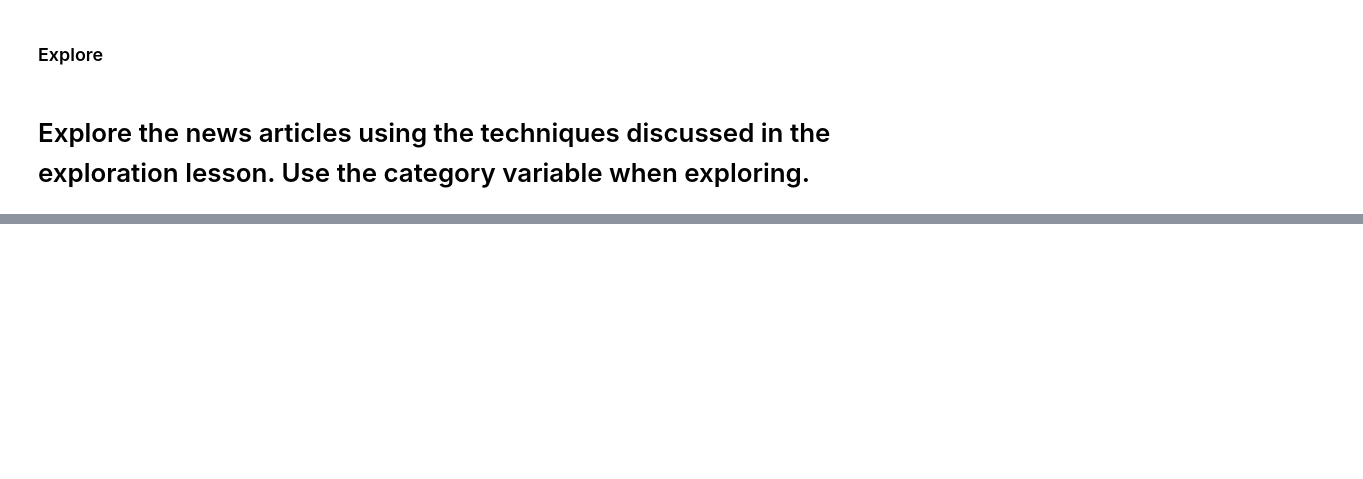
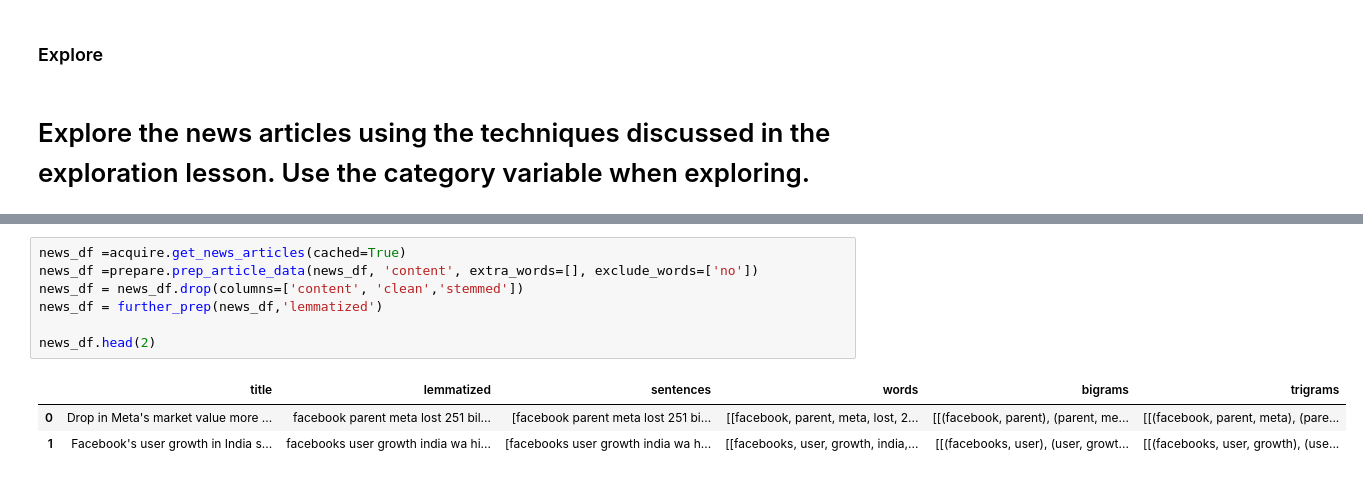
Before and after one commit to brianclements03/nlp, a Jupyter notebook: explore_current_iteration.ipynb, the cells around one changed output, grey strips where cells are left out. Cells and saved outputs as stored; diff of their text form; blank space fills up the shorter version.

```diff
--- a/explore_current_iteration.ipynb
+++ b/explore_current_iteration.ipynb
@@ -796,0 +714,11 @@ TypeError: object of type 'builtin_function_or_method' has no len()
+# %%
+news_df =acquire.get_news_articles(cached=True)
+news_df =prepare.prep_article_data(news_df, 'content', extra_words=[], exclude_words=['no'])
+news_df = news_df.drop(columns=['content', 'clean','stemmed'])
+news_df = further_prep(news_df,'lemmatized')
+
+news_df.head(2)
+# %% [output]
+|  | title | lemmatized | sentences | words | bigrams | trigrams |
+| 0 | Drop in Meta's market value more ... | facebook parent meta lost 251 bil... | [facebook parent meta lost 251 bi... | [[facebook, parent, meta, lost, 2... | [[(facebook, parent), (parent, me... | [[(facebook, parent, meta), (pare... |
+| 1 | Facebook's user growth in India s... | facebooks user growth india wa hi... | [facebooks user growth india wa h... | [[facebooks, user, growth, india,... | [[(facebooks, user), (user, growt... | [[(facebooks, user, growth), (use... |
```
Also changed, not shown: parts of 33 cells of this notebook.
